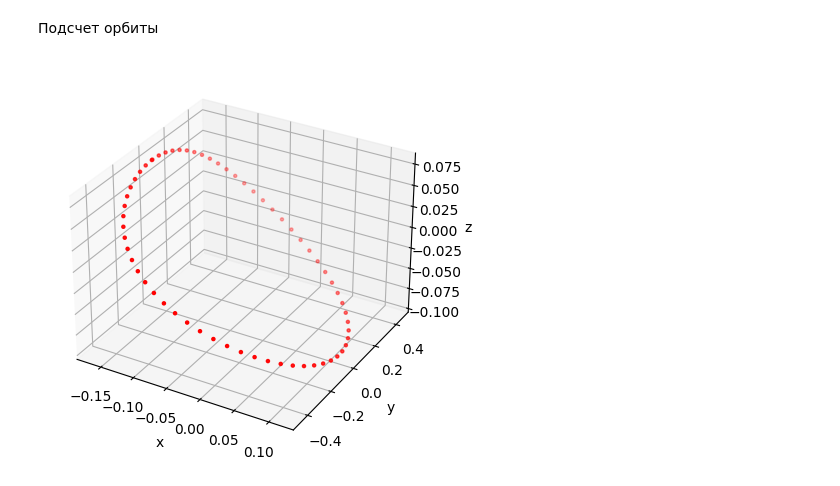
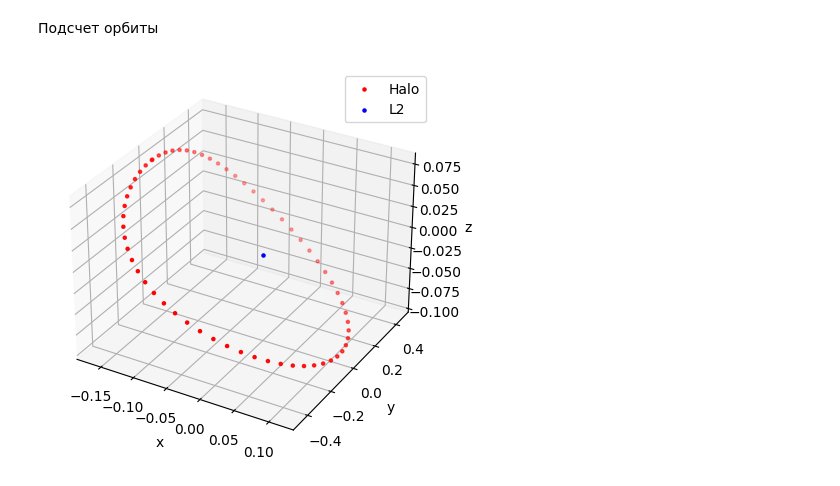
Before and after one commit to DPritykin/3BP, a Jupyter notebook: FindOrbit.ipynb, the cells around one changed output. Saved outputs shown, nothing was run; the diff lists cells and outputs as text; code cells hidden in the pictures.

Commit message:
Halo orbit plot added

```diff
--- a/FindOrbit.ipynb
+++ b/FindOrbit.ipynb
@@ -145,25 +144,27 @@ df.to_excel('./constants.xlsx')
 # %%
 tau1 = cr3bp.Parameters()
 tau1.begin = 0
 tau1.end = 3.1
 tau1.dt = 0.05
 tau1_sol = np.arange(tau1.begin, tau1.end, tau1.dt)
 x1 = []
 y1 = []
 z1 = []
 for i in tau1_sol:
     x1.append(richardson_L2.a21 * richardson_L2.Ax ** 2 + richardson_L2.a22 * richardson_L2.Az ** 2 - richardson_L2.Ax * np.cos(i * richardson_L2.lmbda) + (richardson_L2.a23 * richardson_L2.Ax ** 2 - richardson_L2.a24 * richardson_L2.Az ** 2 ) * np.cos(2*richardson_L2.lmbda*i) + (richardson_L2.a31 * richardson_L2.Ax ** 3 - richardson_L2.a32 * richardson_L2.Ax * richardson_L2.Az ** 2)*np.cos(3*i*richardson_L2.lmbda) )
     y1.append(richardson_L2.k * richardson_L2.Ax * np.sin(i*richardson_L2.lmbda) + (richardson_L2.b21 * richardson_L2.Ax ** 2 - richardson_L2.b22 * richardson_L2.Az ** 2)*np.sin(2*i*richardson_L2.lmbda) + (richardson_L2.b31 * richardson_L2.Ax ** 3 - richardson_L2.b32 * richardson_L2.Ax * richardson_L2.Az ** 2) * np.sin(3*i*richardson_L2.lmbda))
     z1.append(richardson_L2.Az * np.cos(i*richardson_L2.lmbda) + richardson_L2.d21 * richardson_L2.Ax * richardson_L2.Az * (np.cos(2*i*richardson_L2.lmbda)-3) + (richardson_L2.d32 * richardson_L2.Az * richardson_L2.Ax ** 2 - richardson_L2.d31 * richardson_L2.Az ** 3)*np.cos(3*i*richardson_L2.lmbda))
 fig = plt.figure(figsize=(5,5))
 ax = fig.add_subplot(projection = '3d')
 ax.set_xlabel('x')
 ax.set_ylabel('y')
 ax.set_zlabel('z')
 
-ax.scatter(x1, y1, z1, color='r', marker = '.')
+ax.scatter(x1, y1, z1, color='r', marker = '.', label = 'Halo')
 #ax.scatter(0.0121493, 0, 0, color = 'g', marker = 'o', label = 'Earth')
 #ax.scatter(0.987848, 0, 0, color = 'b', marker = '.', label = 'Moon')
+ax.scatter(1.15568216/110000, 0, 0, color = 'b', marker = '.', label = 'L2')
+ax.legend()
 plt.show()
 # %% [output]
-[figure, old version]
+[figure, new version]
```
Also changed, not shown: parts of 2 cells of this notebook, 1 other file.
